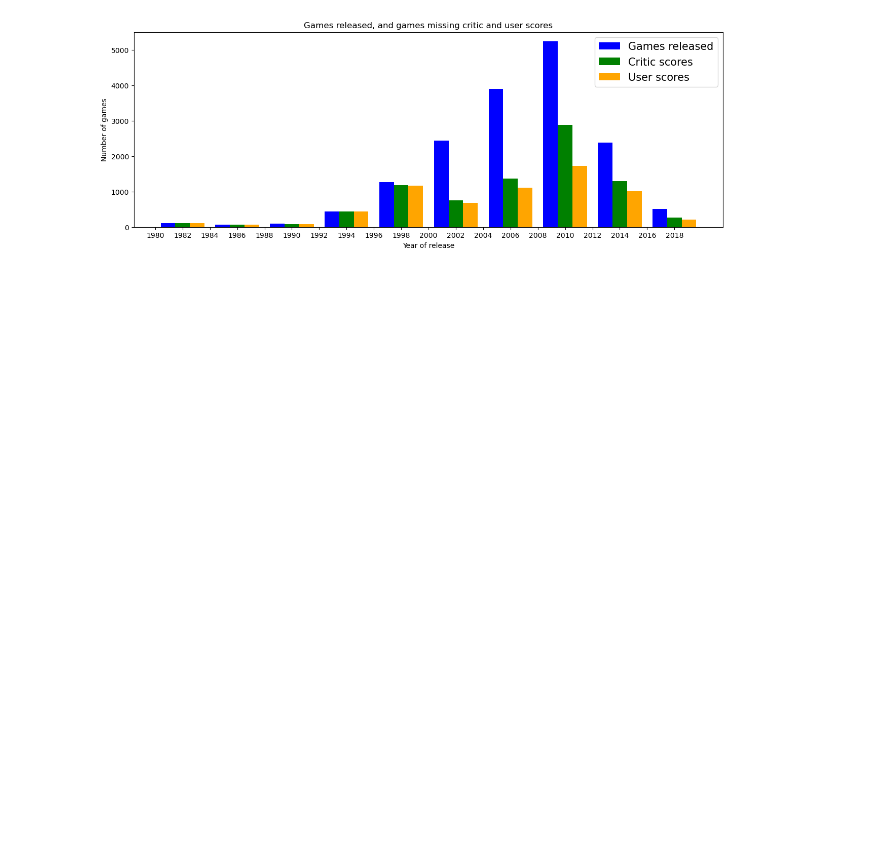
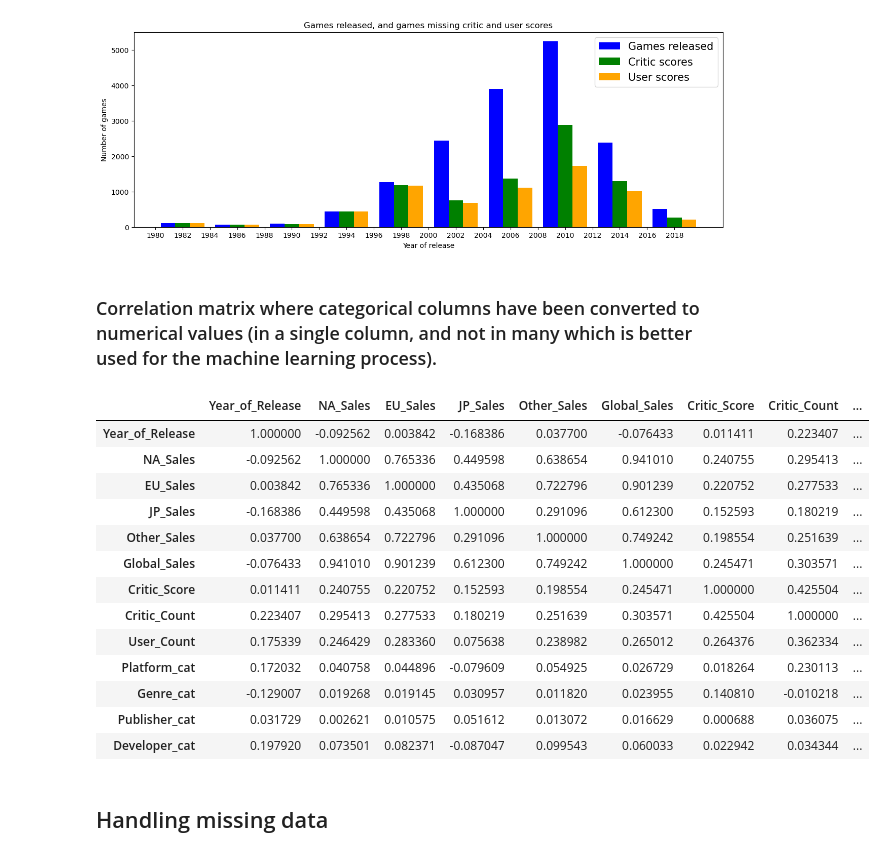
Before and after one commit to dawnbanawn/ML_Game_Sales, a Jupyter notebook: Video_Game_Sales.ipynb, the cells around one changed output. Saved outputs shown, nothing was run; the diff lists cells and outputs as text; code cells hidden in the pictures; blank space fills up the shorter version.

Commit message:
Changed categorical columns
Categorical columns are converted to single numerical columns for correlation matrix

```diff
--- a/Video_Game_Sales.ipynb
+++ b/Video_Game_Sales.ipynb
@@ -126,4 +127,47 @@ plt.xticks(tickArray)
 plt.show()
 # %% [output]
 [figure]
+# %% [markdown]
+### Correlation matrix where categorical columns have been converted to numerical values (in a single column, and not in many which is better used for the machine learning process).
+# %%
+# It might be best to handle missing data before checking correlations between columns, but since there are a lot of missing
+# values, there could be trust issues after the possible imputations.
+
+# converting type of columns to 'category'
+df['Platform'] = df['Platform'].astype('category')
+df['Genre'] = df['Genre'].astype('category')
+df['Publisher'] = df['Publisher'].astype('category')
+df['Developer'] = df['Developer'].astype('category')
+
+# Assigning numerical values and storing in another column
+df['Platform_cat'] = df['Platform'].cat.codes
+df['Genre_cat'] = df['Genre'].cat.codes
+df['Publisher_cat'] = df['Publisher'].cat.codes
+df['Developer_cat'] = df['Developer'].cat.codes
+
+# Correlation matrix on numerical columns
+corr = df.corr(numeric_only=True)
+corr.style.background_gradient(cmap='coolwarm')
+
+# Sales in regions seems to have more correlation with global sales, which is not surprising.
+# These sales columns might be too similar/connected to Global_Sales and create overfitting if they are included in the model training.
+# Critic count seem to have some correlation, which seem logical. A popular game might get more attention from critics.
+# Critic score and user count also have some correlation, but there arent many strong correlations with global sales.
+# %% [output]
+|  | Year_of_Release | NA_Sales | EU_Sales | JP_Sales | Other_Sales | Global_Sales | Critic_Score | Critic_Count | ... |
+| Year_of_Release | 1.000000 | -0.092562 | 0.003842 | -0.168386 | 0.037700 | -0.076433 | 0.011411 | 0.223407 | ... |
+| NA_Sales | -0.092562 | 1.000000 | 0.765336 | 0.449598 | 0.638654 | 0.941010 | 0.240755 | 0.295413 | ... |
+| EU_Sales | 0.003842 | 0.765336 | 1.000000 | 0.435068 | 0.722796 | 0.901239 | 0.220752 | 0.277533 | ... |
+| JP_Sales | -0.168386 | 0.449598 | 0.435068 | 1.000000 | 0.291096 | 0.612300 | 0.152593 | 0.180219 | ... |
+| Other_Sales | 0.037700 | 0.638654 | 0.722796 | 0.291096 | 1.000000 | 0.749242 | 0.198554 | 0.251639 | ... |
+| Global_Sales | -0.076433 | 0.941010 | 0.901239 | 0.612300 | 0.749242 | 1.000000 | 0.245471 | 0.303571 | ... |
+| Critic_Score | 0.011411 | 0.240755 | 0.220752 | 0.152593 | 0.198554 | 0.245471 | 1.000000 | 0.425504 | ... |
+| Critic_Count | 0.223407 | 0.295413 | 0.277533 | 0.180219 | 0.251639 | 0.303571 | 0.425504 | 1.000000 | ... |
+| User_Count | 0.175339 | 0.246429 | 0.283360 | 0.075638 | 0.238982 | 0.265012 | 0.264376 | 0.362334 | ... |
+| Platform_cat | 0.172032 | 0.040758 | 0.044896 | -0.079609 | 0.054925 | 0.026729 | 0.018264 | 0.230113 | ... |
+| Genre_cat | -0.129007 | 0.019268 | 0.019145 | 0.030957 | 0.011820 | 0.023955 | 0.140810 | -0.010218 | ... |
+| Publisher_cat | 0.031729 | 0.002621 | 0.010575 | 0.051612 | 0.013072 | 0.016629 | 0.000688 | 0.036075 | ... |
+| Developer_cat | 0.197920 | 0.073501 | 0.082371 | -0.087047 | 0.099543 | 0.060033 | 0.022942 | 0.034344 | ... |
+# %% [markdown]
+## Handling missing data
 # %%
```
Also changed, not shown: parts of 3 cells of this notebook.
